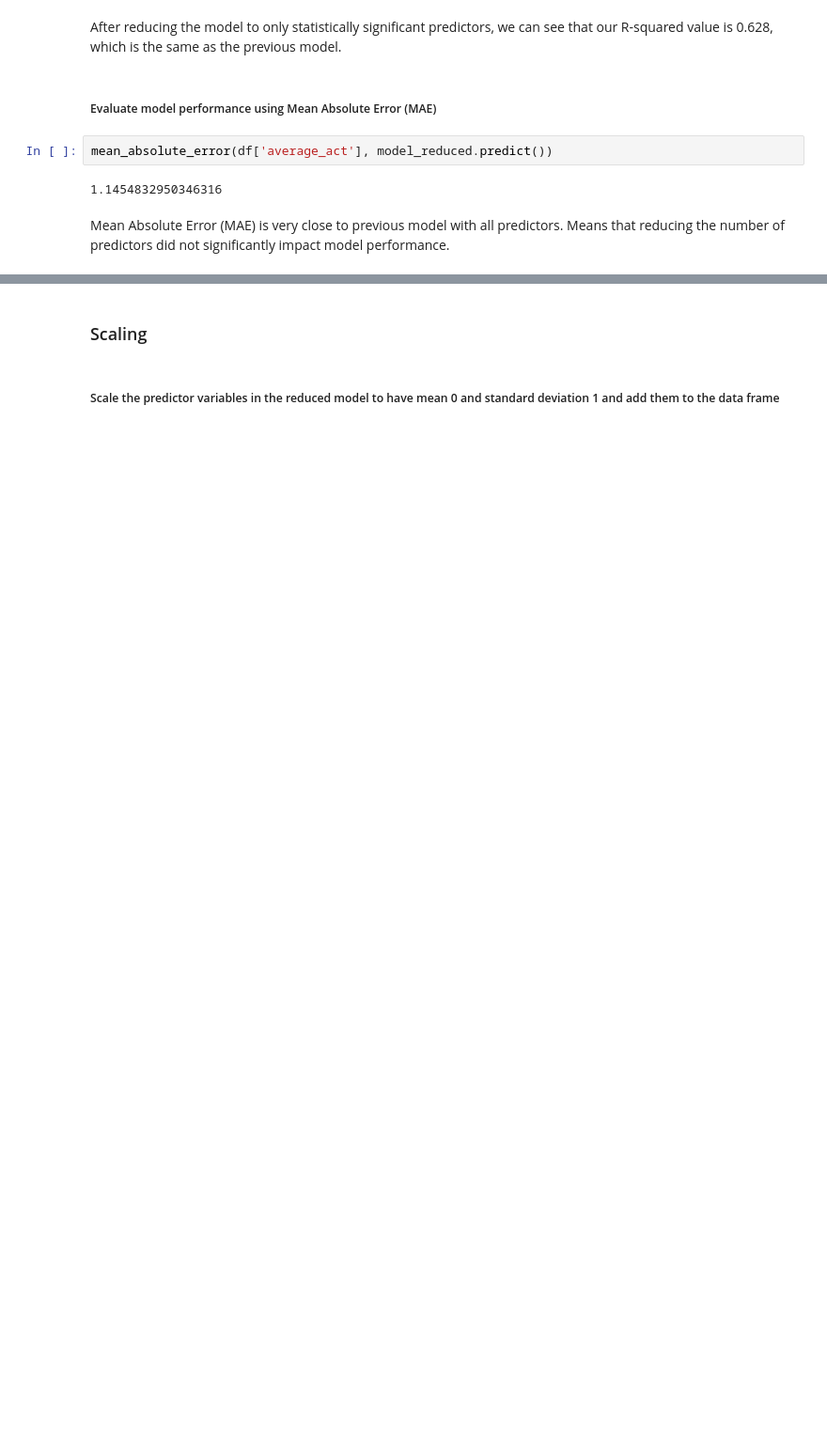
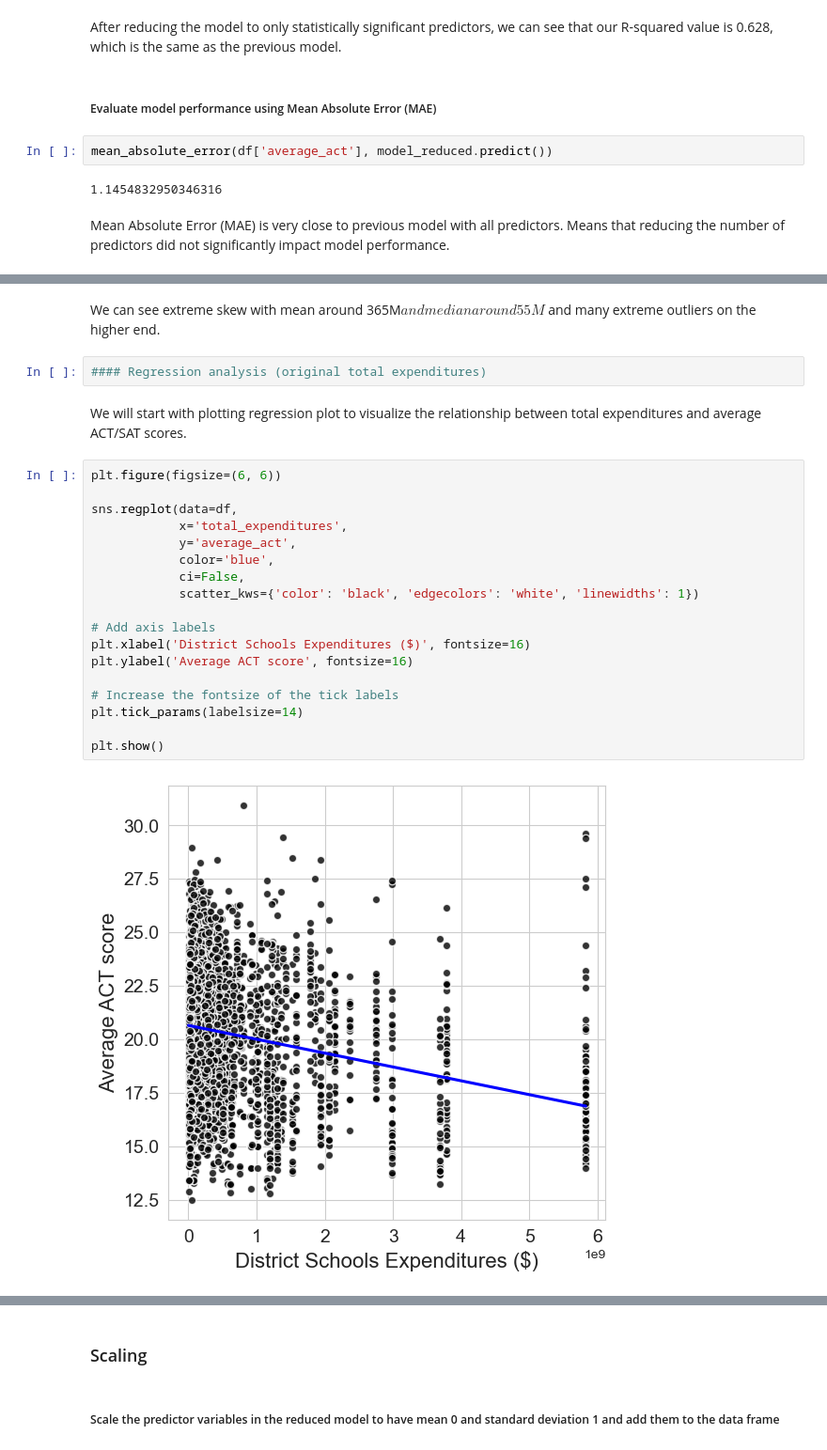
Before and after one commit to JLichwa80/education, a Jupyter notebook: code/Education_DATA_Analysis_And_Modeling.ipynb, the cells around one changed output, grey strips where cells are left out. Shown at 94% size. Saved outputs shown, nothing was run; the diff lists cells and outputs as text; blank space fills up the shorter version.

```diff
--- a/code/Education_DATA_Analysis_And_Modeling.ipynb
+++ b/code/Education_DATA_Analysis_And_Modeling.ipynb
@@ -314,0 +361,26 @@ Mean Absolute Error (MAE) is very close to previous model with all predictors. M
+# %% [markdown]
+We can see extreme skew with mean around 365M$ and median around 55M$ and many extreme outliers on the higher end.
+# %%
+#### Regression analysis (original total expenditures)
+# %% [markdown]
+We will start with plotting regression plot to visualize the relationship between total expenditures and average ACT/SAT scores.
+# %%
+plt.figure(figsize=(6, 6))
+
+sns.regplot(data=df,
+            x='total_expenditures',
+            y='average_act',
+            color='blue',
+            ci=False,
+            scatter_kws={'color': 'black', 'edgecolors': 'white', 'linewidths': 1})
+
+# Add axis labels
+plt.xlabel('District Schools Expenditures ($)', fontsize=16)
+plt.ylabel('Average ACT score', fontsize=16)
+
+# Increase the fontsize of the tick labels
+plt.tick_params(labelsize=14)
+
+plt.show()
+# %% [output]
+[figure, added]
```
Also changed, not shown: parts of 35 cells of this notebook, 2 other files.
